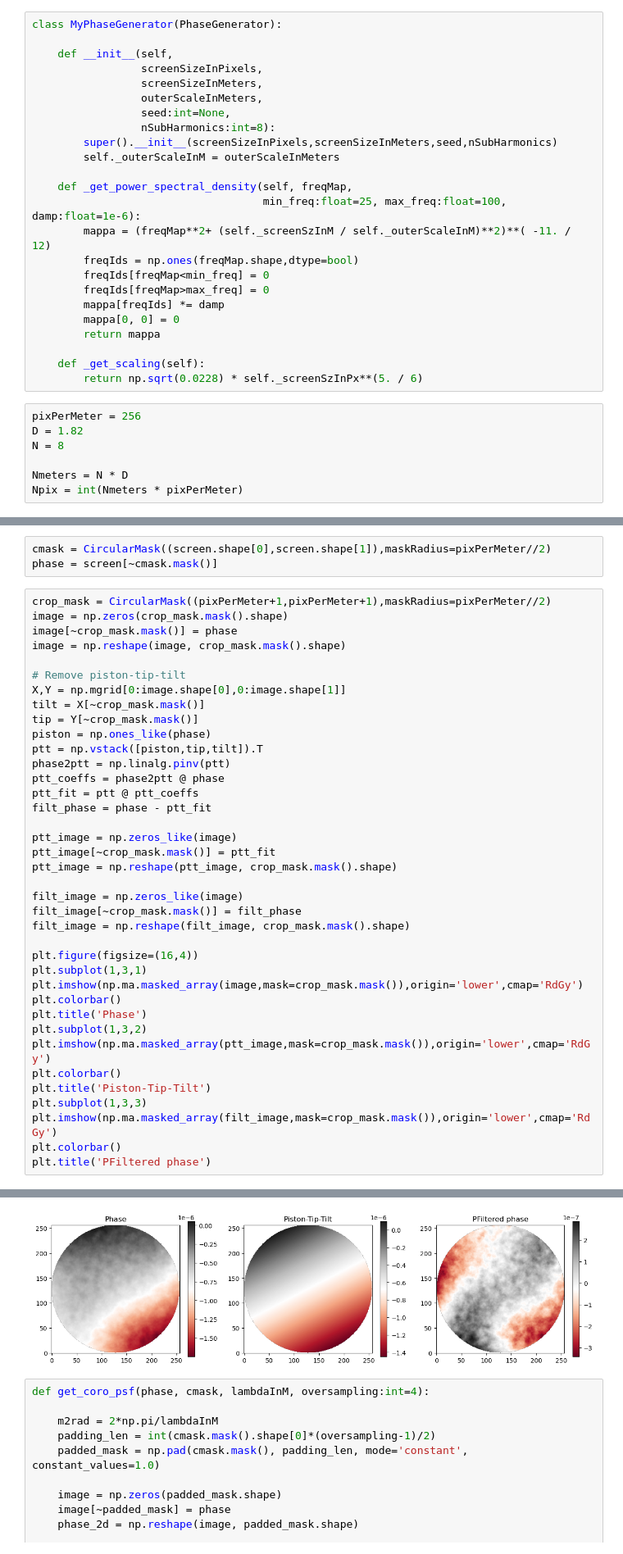
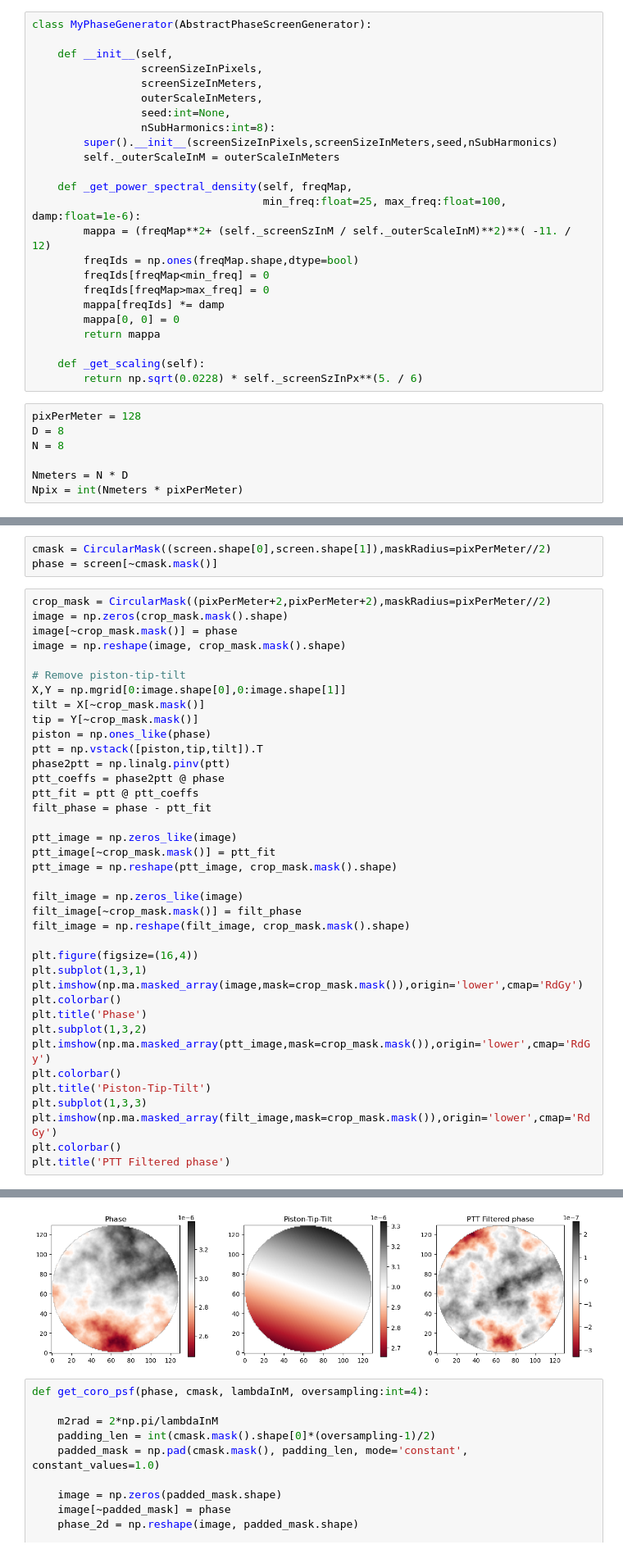
Before and after one commit to ArcetriAdaptiveOptics/arte, a Jupyter notebook: notebook/scratch_atmo_psds.ipynb, the cells around one changed output, grey strips where cells are left out. Shown at 82% size. Drawn from its saved outputs; the diff is of its cells as text.

```diff
--- a/notebook/scratch_atmo_psds.ipynb
+++ b/notebook/scratch_atmo_psds.ipynb
@@ -32,7 +32,7 @@ def showZoomCenter(image, pixelSize, maxValLog=None, red=0.2, mask=None, **kwarg
         imageZoomedLog = masked_array(imageZoomedLog, mask=1-mask[roi[0]: roi[1], roi[0]:roi[1]])
     imageShow(imageZoomedLog, pixelSize=pixelSize, **kwargs)
 # %%
-class MyPhaseGenerator(PhaseGenerator):
+class MyPhaseGenerator(AbstractPhaseScreenGenerator):
 
     def __init__(self,
                  screenSizeInPixels,
@@ -56,8 +56,8 @@ class MyPhaseGenerator(PhaseGenerator):
     def _get_scaling(self):
         return np.sqrt(0.0228) * self._screenSzInPx**(5. / 6)
 # %%
-pixPerMeter = 256
-D = 1.82
+pixPerMeter = 128
+D = 8
 N = 8
 
 Nmeters = N * D
@@ -120,7 +121,7 @@ plt.colorbar()
 cmask = CircularMask((screen.shape[0],screen.shape[1]),maskRadius=pixPerMeter//2)
 phase = screen[~cmask.mask()]
 # %%
-crop_mask = CircularMask((pixPerMeter+1,pixPerMeter+1),maskRadius=pixPerMeter//2)
+crop_mask = CircularMask((pixPerMeter+2,pixPerMeter+2),maskRadius=pixPerMeter//2)
 image = np.zeros(crop_mask.mask().shape)
 image[~crop_mask.mask()] = phase
 image = np.reshape(image, crop_mask.mask().shape)
@@ -156,5 +157,5 @@ plt.title('Piston-Tip-Tilt')
 plt.subplot(1,3,3)
 plt.imshow(np.ma.masked_array(filt_image,mask=crop_mask.mask()),origin='lower',cmap='RdGy')
 plt.colorbar()
-plt.title('PFiltered phase')
+plt.title('PTT Filtered phase')
 # %% [output]
@@ -162,4 +163,4 @@ Text(0.5, 1.0, 'PFiltered phase')
-[figure, old version]
+[figure, new version]
 # %%
 def get_coro_psf(phase, cmask, lambdaInM, oversampling:int=4):
 
```
Also changed, not shown: parts of 10 cells of this notebook.
